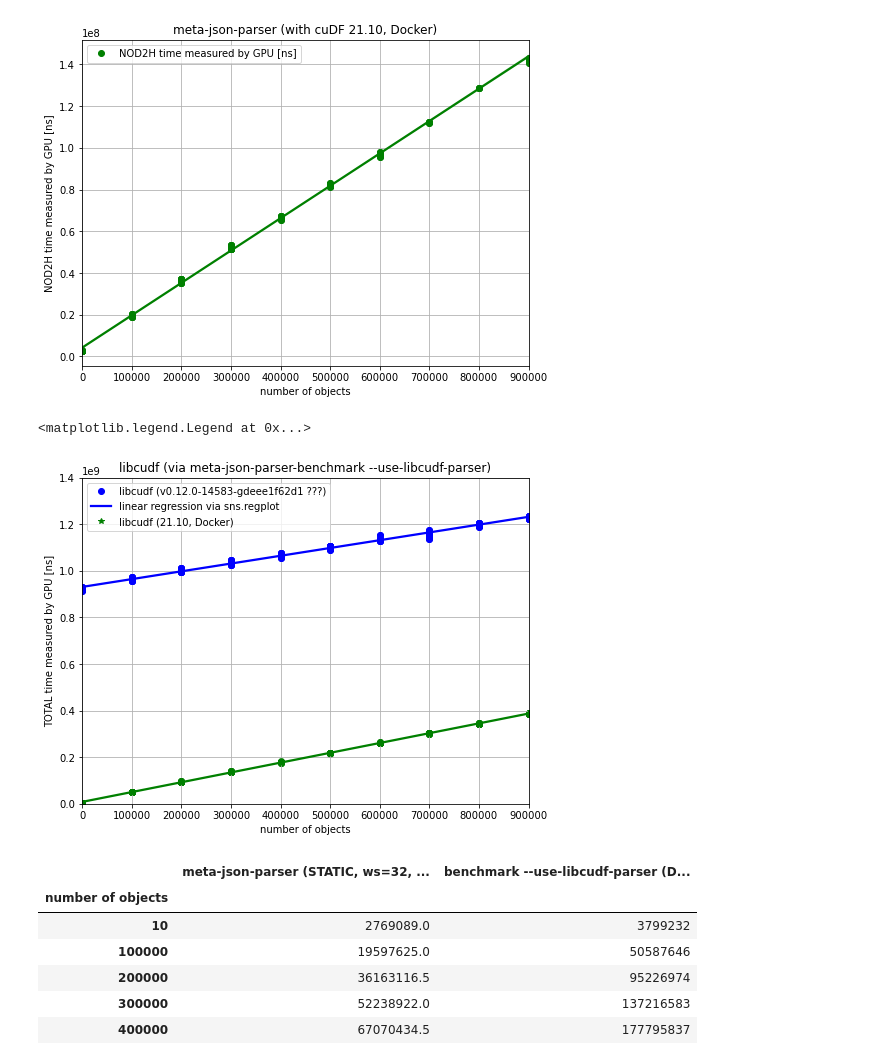
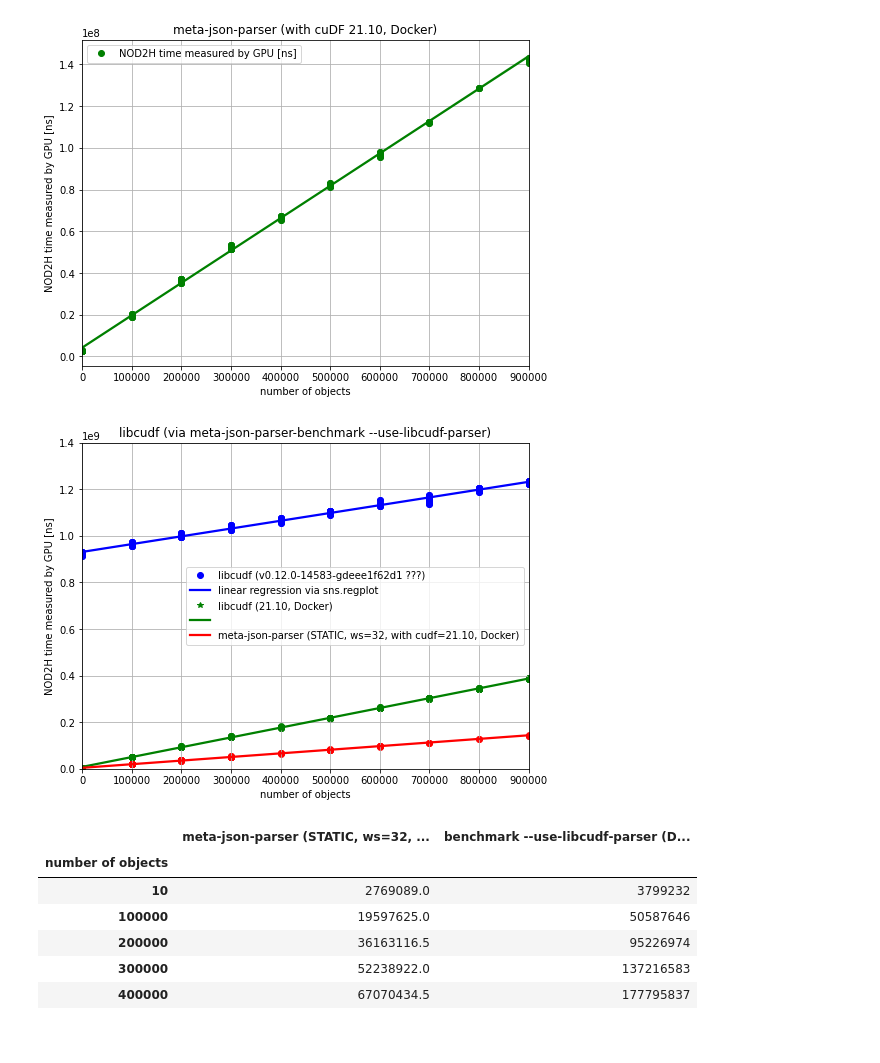
Before and after one commit to mis-wut/meta-json-parser, a Jupyter notebook: benchmark/notebooks/examine_benchmarks.ipynb, the cells around one changed output. Saved outputs shown, nothing was run; the diff lists cells and outputs as text; code cells hidden in the pictures.

```diff
--- a/benchmark/notebooks/examine_benchmarks.ipynb
+++ b/benchmark/notebooks/examine_benchmarks.ipynb
@@ -433,36 +436,46 @@ ax1 = df_cudf_samples[['TOTAL time measured by GPU [ns]']].plot(
     grid=True,
 )
 ax2 = sns.regplot(
     ax=ax,
     data=df_cudf_samples,
     x='number of objects',
     y='TOTAL time measured by GPU [ns]',
     color='b'
     #robust=True,
     #height=6, aspect=8/6,
 )
 ax3 = df_cudf[['TOTAL time measured by GPU [ns]']].plot(
     ax=ax,
     #label='libcudf (21.10, Docker)',
     #figsize=(8,6),
     style='*', color='g',
     # xlim=(0,900000),
     # ylim=(0,1400000000),
     # ylabel='time [ns]',
     grid=True,
 )
 ax4 = sns.regplot(
     ax=ax,
     data=df_cudf,
     x='number of objects',
     y='TOTAL time measured by GPU [ns]',
     #robust=True,
     color='g',
 )
-ax.legend(['libcudf (v0.12.0-14583-gdeee1f62d1 ???)','linear regression via sns.regplot','libcudf (21.10, Docker)'])
+sns.regplot(
+    ax=ax,
+    data=df_meta,
+    x='number of objects',
+    y='NOD2H time measured by GPU [ns]',
+    #robust=True,
+    color='r',
+)
+ax.legend(['libcudf (v0.12.0-14583-gdeee1f62d1 ???)','linear regression via sns.regplot','libcudf (21.10, Docker)',
+           '','meta-json-parser (STATIC, ws=32, with cudf=21.10, Docker)'])
+plt.savefig('fig.png', transparent=False)
+plt.show()
 # %% [output]
-<matplotlib.legend.Legend at 0x...>
-[figure, old version]
+[figure, new version]
 # %%
 df_cmp = pd.DataFrame()
 df_cmp['meta-json-parser (STATIC, ws=32, assumptions=none, cudf=21.10) median'] = \
```
Also changed, not shown: parts of 18 cells of this notebook.
